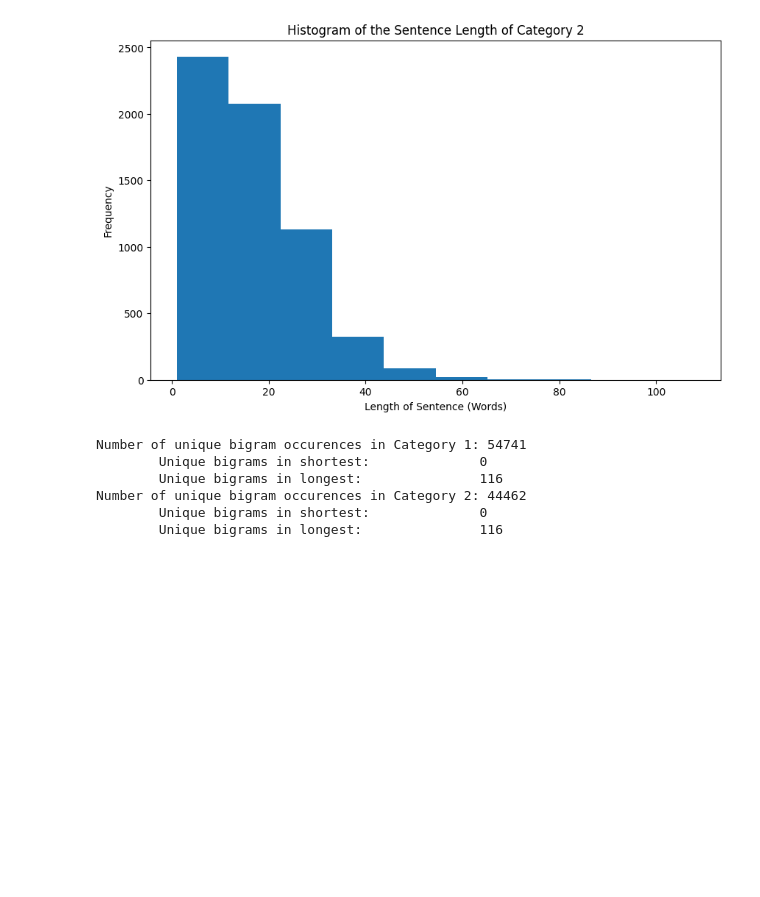
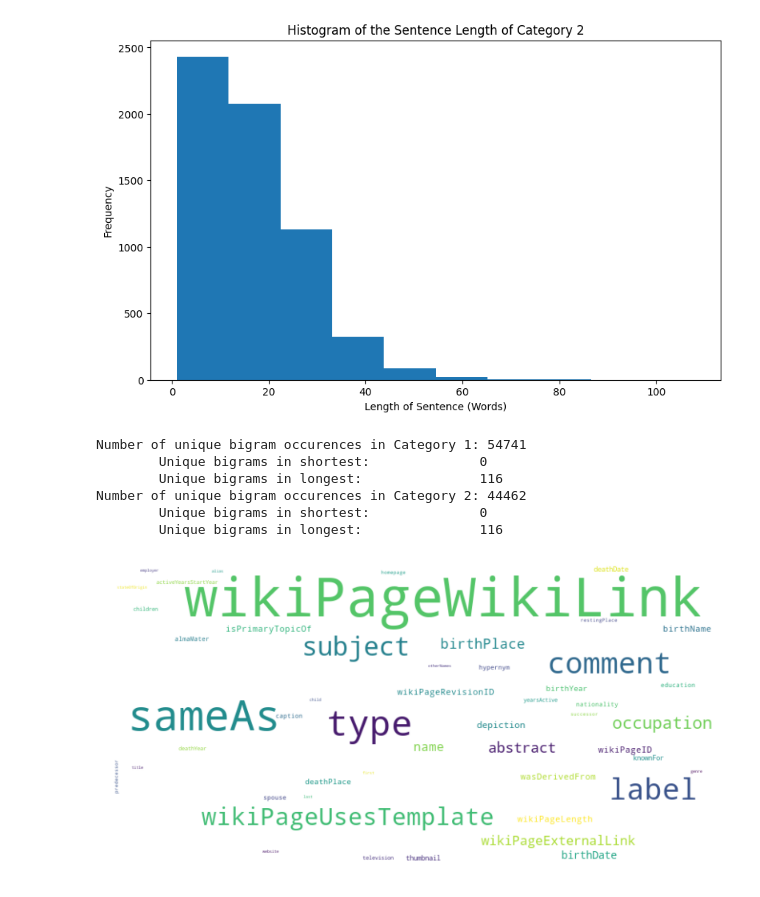
Before and after one commit to evanpkchapple/stanza_and_spacy_comparison, a Jupyter notebook: compare.ipynb, the cells around one changed output. Saved outputs shown, nothing was run; the diff lists cells and outputs as text; code cells hidden in the pictures; blank space fills up the shorter version.

Commit message:
Very weird looking RDF Graph

```diff
--- a/compare.ipynb
+++ b/compare.ipynb
@@ -313,6 +298,25 @@ Number of unique bigram occurences in Category 2: 44462
         Unique bigrams in longest:               116
 # %%
 # Query rdf properties for 50 most frequent properties (I think this means predicates) and create word cloud
+
+def extract_predicates(directory):
+    predicate_counter = Counter()
+
+    for filename in os.listdir(directory):
+        if filename.endswith(".json"):
+            filepath = os.path.join(directory, filename)
+            with open(filepath, 'r') as file:
+                data = json.load(file)
+                predicates = [triple['predicate'].split('/')[-1].split('#')[-1] for triple in data]
+                predicate_counter.update(predicates)
+
+    return predicate_counter
+
+predicates = extract_predicates('data')
+# %%
+make_wordcloud(predicates, 50) #Why this is so ugly looking?
+# %% [output]
+[figure, added]
 # %%
 # Create histograms and boxplot for number of facts per category. min/max/avg
 # %%
```
Also changed, not shown: parts of 2 cells of this notebook, 1 other file.
